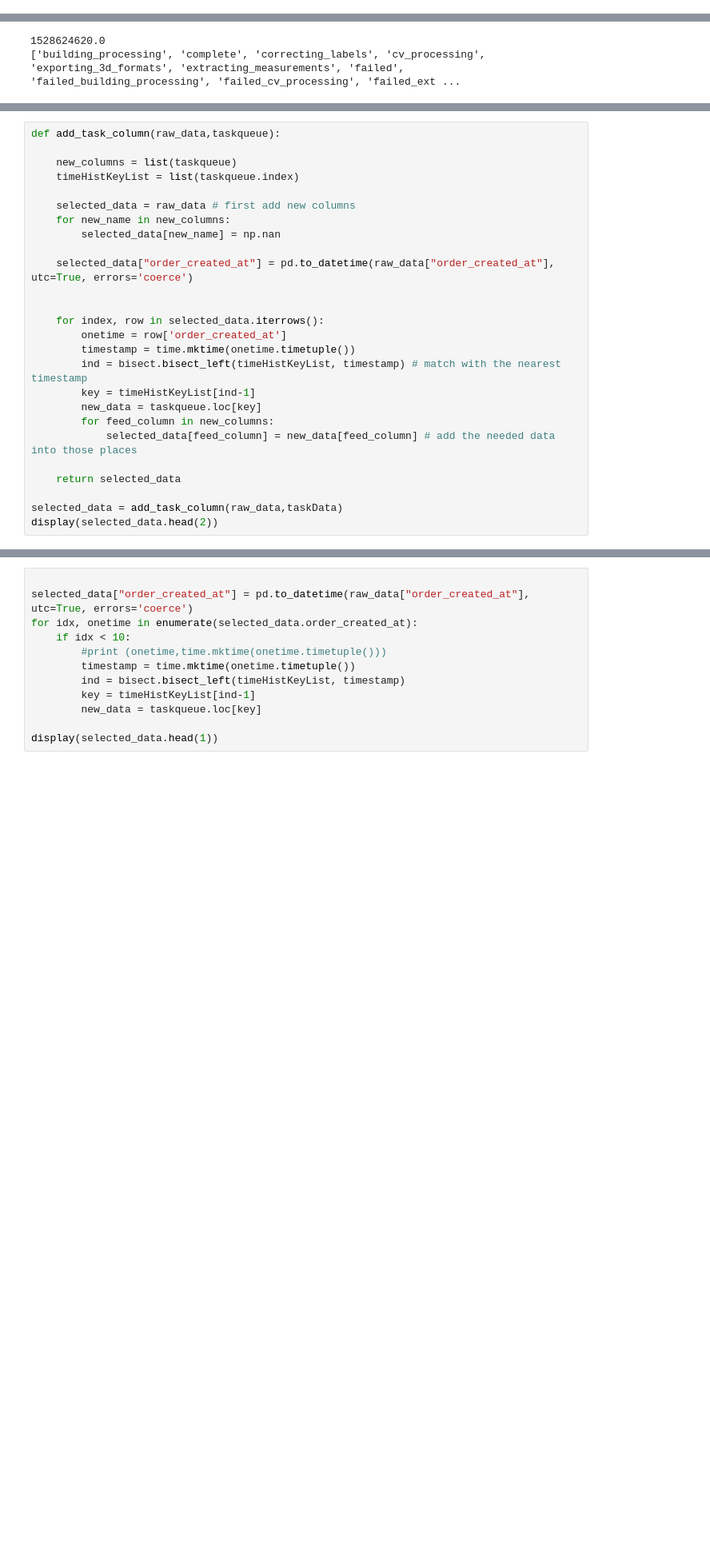
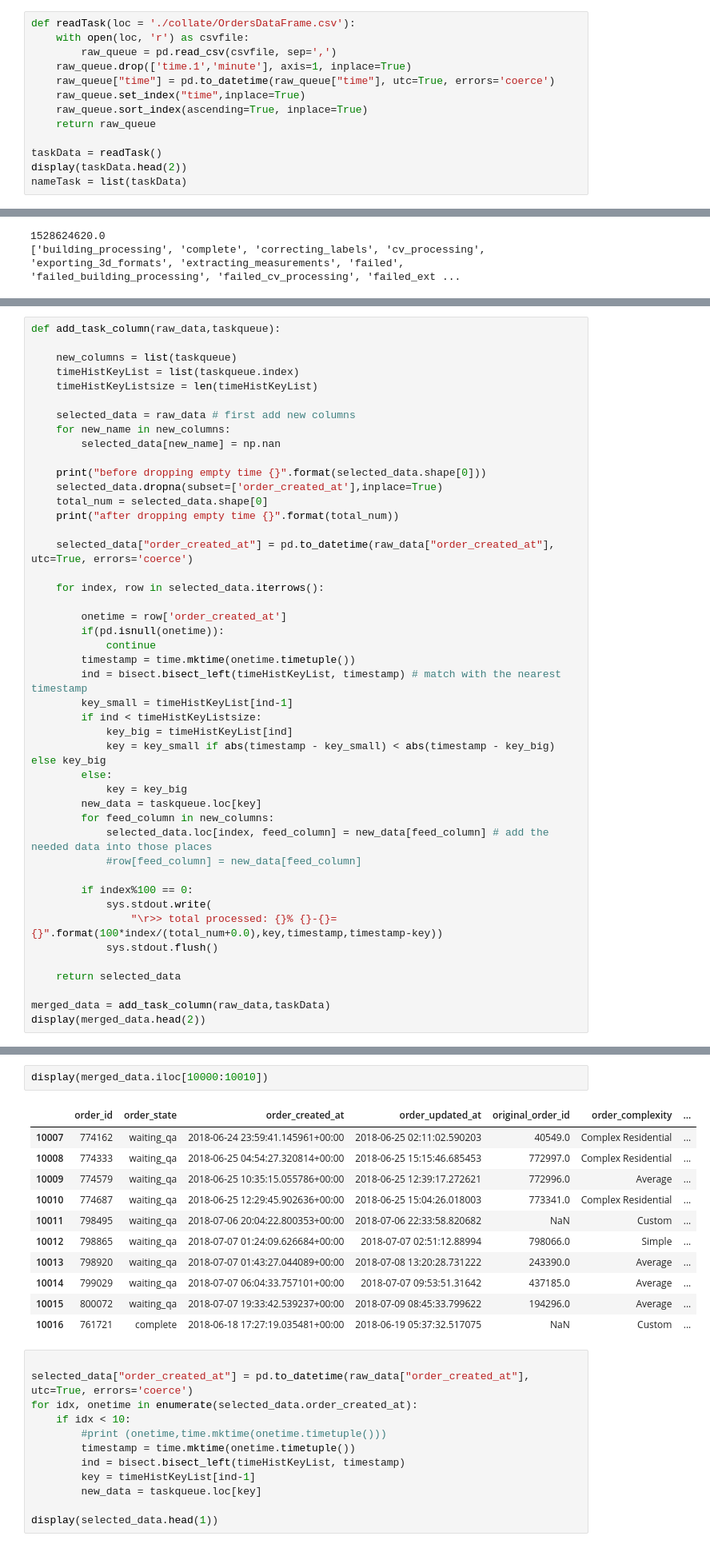
Before and after one commit to ConvMech/TAT-Estimation, a Jupyter notebook: understand_time_addition.ipynb, the cells around one changed output, grey strips where cells are left out. Shown at 80% size. Cells and saved outputs as stored; diff of their text form; blank space fills up the shorter version.

Commit message:
the right way to merge two dataframe

```diff
--- a/understand_time_addition.ipynb
+++ b/understand_time_addition.ipynb
@@ -18,0 +44,13 @@ import bisect
+# %%
+def readTask(loc = './collate/OrdersDataFrame.csv'):
+    with open(loc, 'r') as csvfile:
+        raw_queue = pd.read_csv(csvfile, sep=',')
+    raw_queue.drop(['time.1','minute'], axis=1, inplace=True)
+    raw_queue["time"] = pd.to_datetime(raw_queue["time"], utc=True, errors='coerce')
+    raw_queue.set_index("time",inplace=True)
+    raw_queue.sort_index(ascending=True, inplace=True)
+    return raw_queue
+
+taskData = readTask()
+display(taskData.head(2))
+nameTask = list(taskData)
@@ -69,25 +152,44 @@ def add_task_column(raw_data,taskqueue):
 
     new_columns = list(taskqueue)
     timeHistKeyList = list(taskqueue.index)
+    timeHistKeyListsize = len(timeHistKeyList)
 
     selected_data = raw_data # first add new columns
     for new_name in new_columns:
         selected_data[new_name] = np.nan
 
+    print("before dropping empty time {}".format(selected_data.shape[0]))
+    selected_data.dropna(subset=['order_created_at'],inplace=True)
+    total_num = selected_data.shape[0]
+    print("after dropping empty time {}".format(total_num))
+
     selected_data["order_created_at"] = pd.to_datetime(raw_data["order_created_at"], utc=True, errors='coerce')
 
+    for index, row in selected_data.iterrows():
 
-    for index, row in selected_data.iterrows():
         onetime = row['order_created_at']
+        if(pd.isnull(onetime)):
+            continue
         timestamp = time.mktime(onetime.timetuple())
         ind = bisect.bisect_left(timeHistKeyList, timestamp) # match with the nearest timestamp
-        key = timeHistKeyList[ind-1]
+        key_small = timeHistKeyList[ind-1]
+        if ind < timeHistKeyListsize:
+            key_big = timeHistKeyList[ind]
+            key = key_small if abs(timestamp - key_small) < abs(timestamp - key_big) else key_big
+        else:
+            key = key_big
         new_data = taskqueue.loc[key]
         for feed_column in new_columns:
-            selected_data[feed_column] = new_data[feed_column] # add the needed data into those places
+            selected_data.loc[index, feed_column] = new_data[feed_column] # add the needed data into those places
+            #row[feed_column] = new_data[feed_column]
+
+        if index%100 == 0:
+            sys.stdout.write(
+                "\r>> total processed: {}% {}-{}={}".format(100*index/(total_num+0.0),key,timestamp,timestamp-key))
+            sys.stdout.flush()
 
     return selected_data
 
-selected_data = add_task_column(raw_data,taskData)
-display(selected_data.head(2))
+merged_data = add_task_column(raw_data,taskData)
+display(merged_data.head(2))
 # %% [output]
@@ -95,3 +215,17 @@ ValueError: NaTType does not support timetuple
+# %%
+display(merged_data.iloc[10000:10010])
+# %% [output]
+|  | order_id | order_state | order_created_at | order_updated_at | original_order_id | order_complexity | ... |
+| 10007 | 774162 | waiting_qa | 2018-06-24 23:59:41.145961+00:00 | 2018-06-25 02:11:02.590203 | 40549.0 | Complex Residential | ... |
+| 10008 | 774333 | waiting_qa | 2018-06-25 04:54:27.320814+00:00 | 2018-06-25 15:15:46.685453 | 772997.0 | Complex Residential | ... |
+| 10009 | 774579 | waiting_qa | 2018-06-25 10:35:15.055786+00:00 | 2018-06-25 12:39:17.272621 | 772996.0 | Average | ... |
+| 10010 | 774687 | waiting_qa | 2018-06-25 12:29:45.902636+00:00 | 2018-06-25 15:04:26.018003 | 773341.0 | Complex Residential | ... |
+| 10011 | 798495 | waiting_qa | 2018-07-06 20:04:22.800353+00:00 | 2018-07-06 22:33:58.820682 | NaN | Custom | ... |
+| 10012 | 798865 | waiting_qa | 2018-07-07 01:24:09.626684+00:00 | 2018-07-07 02:51:12.88994 | 798066.0 | Simple | ... |
+| 10013 | 798920 | waiting_qa | 2018-07-07 01:43:27.044089+00:00 | 2018-07-08 13:20:28.731222 | 243390.0 | Average | ... |
+| 10014 | 799029 | waiting_qa | 2018-07-07 06:04:33.757101+00:00 | 2018-07-07 09:53:51.31642 | 437185.0 | Average | ... |
+| 10015 | 800072 | waiting_qa | 2018-07-07 19:33:42.539237+00:00 | 2018-07-09 08:45:33.799622 | 194296.0 | Average | ... |
+| 10016 | 761721 | complete | 2018-06-18 17:27:19.035481+00:00 | 2018-06-19 05:37:32.517075 | NaN | Custom | ... |
 # %%
 
 selected_data["order_created_at"] = pd.to_datetime(raw_data["order_created_at"], utc=True, errors='coerce')
```
Also changed, not shown: parts of 10 cells of this notebook.
